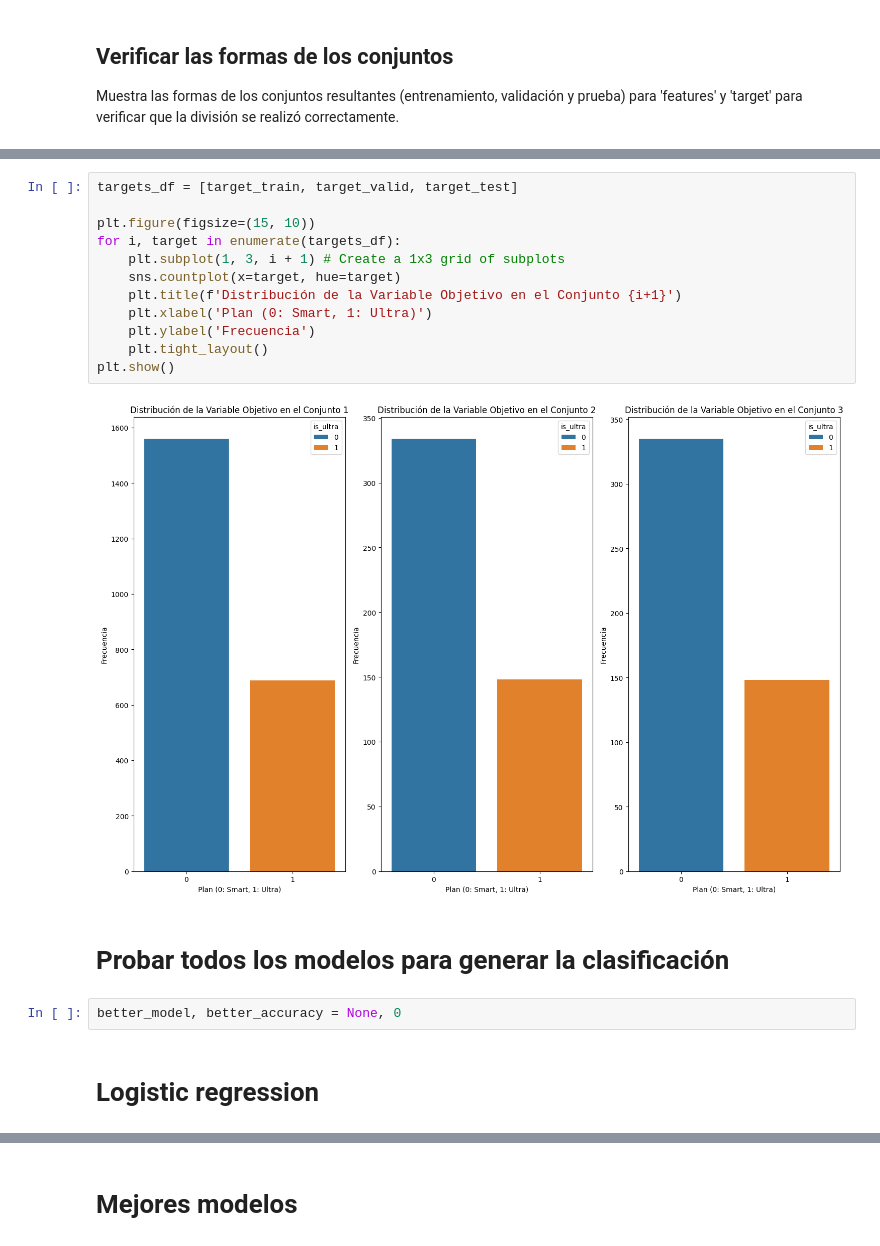
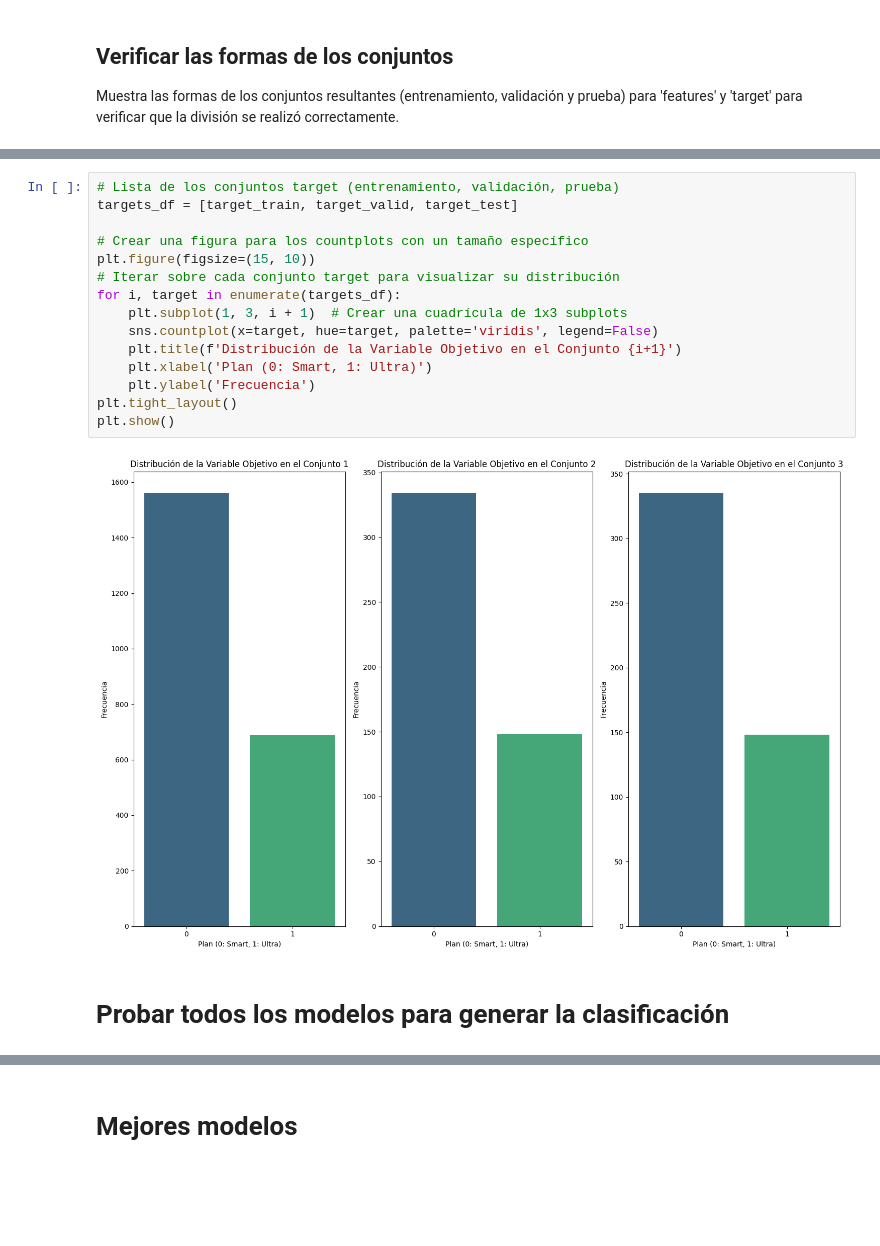
Before and after one commit to Davichobacter/data_science_tt, a Jupyter notebook: Sprint_9/notebook.ipynb, the cells around one changed output, grey strips where cells are left out. Drawn from its saved outputs; the diff is of its cells as text; blank space fills up the shorter version.

```diff
--- a/Sprint_9/notebook.ipynb
+++ b/Sprint_9/notebook.ipynb
@@ -174,20 +191,19 @@ for i, col in enumerate(numerical_features):
 # %%
+# Lista de los conjuntos target (entrenamiento, validación, prueba)
 targets_df = [target_train, target_valid, target_test]
 
+# Crear una figura para los countplots con un tamaño específico
 plt.figure(figsize=(15, 10))
+# Iterar sobre cada conjunto target para visualizar su distribución
 for i, target in enumerate(targets_df):
-    plt.subplot(1, 3, i + 1) # Create a 1x3 grid of subplots
-    sns.countplot(x=target, hue=target)
+    plt.subplot(1, 3, i + 1)  # Crear una cuadrícula de 1x3 subplots
+    sns.countplot(x=target, hue=target, palette='viridis', legend=False)
     plt.title(f'Distribución de la Variable Objetivo en el Conjunto {i+1}')
     plt.xlabel('Plan (0: Smart, 1: Ultra)')
     plt.ylabel('Frecuencia')
-    plt.tight_layout()
+plt.tight_layout()
 plt.show()
 # %% [output]
-[figure, old version]
+[figure, new version]
 # %% [markdown]
 # Probar todos los modelos para generar la clasificación
-# %%
-better_model, better_accuracy = None, 0
-# %% [markdown]
-# Logistic regression
```
Also changed, not shown: parts of 79 cells of this notebook.
